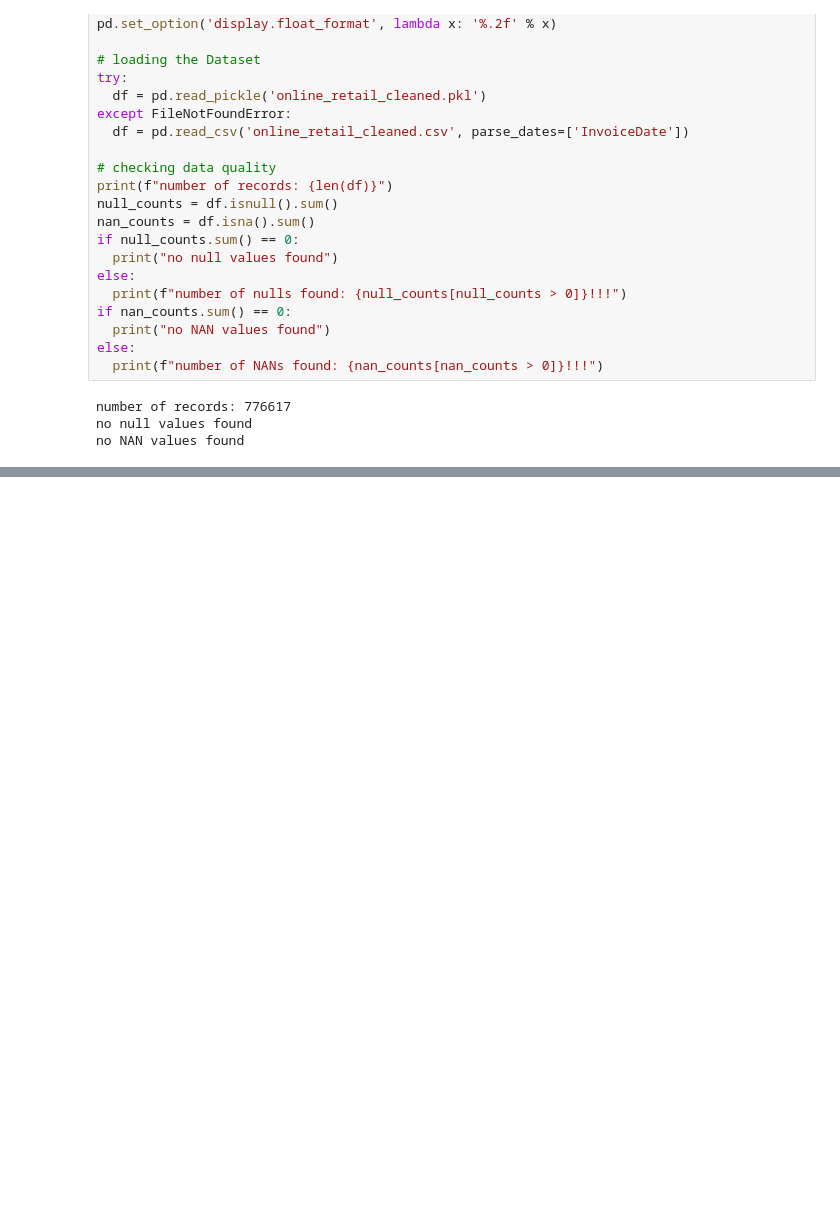
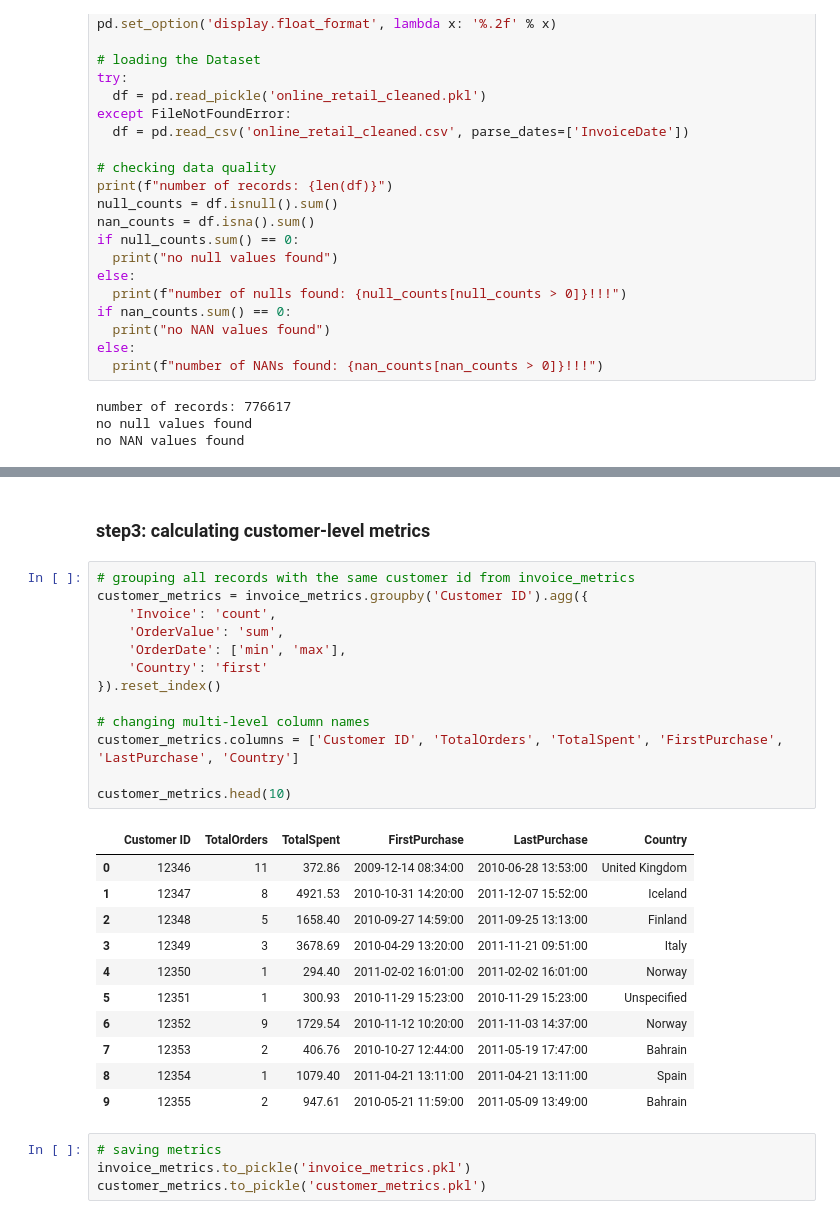
Before and after one commit to Ali-Zabiiihian/moq-price-analysis, a Jupyter notebook: moq price analysis.ipynb, the cells around one changed output, grey strips where cells are left out. Drawn from its saved outputs; the diff is of its cells as text; blank space fills up the shorter version.

```diff
--- a/moq price analysis.ipynb
+++ b/moq price analysis.ipynb
@@ -807,0 +851,31 @@ no NAN values found
+# %% [markdown]
+### step3: calculating customer-level metrics
+# %%
+# grouping all records with the same customer id from invoice_metrics
+customer_metrics = invoice_metrics.groupby('Customer ID').agg({
+    'Invoice': 'count',
+    'OrderValue': 'sum',
+    'OrderDate': ['min', 'max'],
+    'Country': 'first'
+}).reset_index()
+
+# changing multi-level column names
+customer_metrics.columns = ['Customer ID', 'TotalOrders', 'TotalSpent', 'FirstPurchase', 'LastPurchase', 'Country']
+
+customer_metrics.head(10)
+# %% [output]
+|  | Customer ID | TotalOrders | TotalSpent | FirstPurchase | LastPurchase | Country |
+| 0 | 12346 | 11 | 372.86 | 2009-12-14 08:34:00 | 2010-06-28 13:53:00 | United Kingdom |
+| 1 | 12347 | 8 | 4921.53 | 2010-10-31 14:20:00 | 2011-12-07 15:52:00 | Iceland |
+| 2 | 12348 | 5 | 1658.40 | 2010-09-27 14:59:00 | 2011-09-25 13:13:00 | Finland |
+| 3 | 12349 | 3 | 3678.69 | 2010-04-29 13:20:00 | 2011-11-21 09:51:00 | Italy |
+| 4 | 12350 | 1 | 294.40 | 2011-02-02 16:01:00 | 2011-02-02 16:01:00 | Norway |
+| 5 | 12351 | 1 | 300.93 | 2010-11-29 15:23:00 | 2010-11-29 15:23:00 | Unspecified |
+| 6 | 12352 | 9 | 1729.54 | 2010-11-12 10:20:00 | 2011-11-03 14:37:00 | Norway |
+| 7 | 12353 | 2 | 406.76 | 2010-10-27 12:44:00 | 2011-05-19 17:47:00 | Bahrain |
+| 8 | 12354 | 1 | 1079.40 | 2011-04-21 13:11:00 | 2011-04-21 13:11:00 | Spain |
+| 9 | 12355 | 2 | 947.61 | 2010-05-21 11:59:00 | 2011-05-09 13:49:00 | Bahrain |
+# %%
+# saving metrics
+invoice_metrics.to_pickle('invoice_metrics.pkl')
+customer_metrics.to_pickle('customer_metrics.pkl')
```
Also changed, not shown: parts of 11 cells of this notebook.
